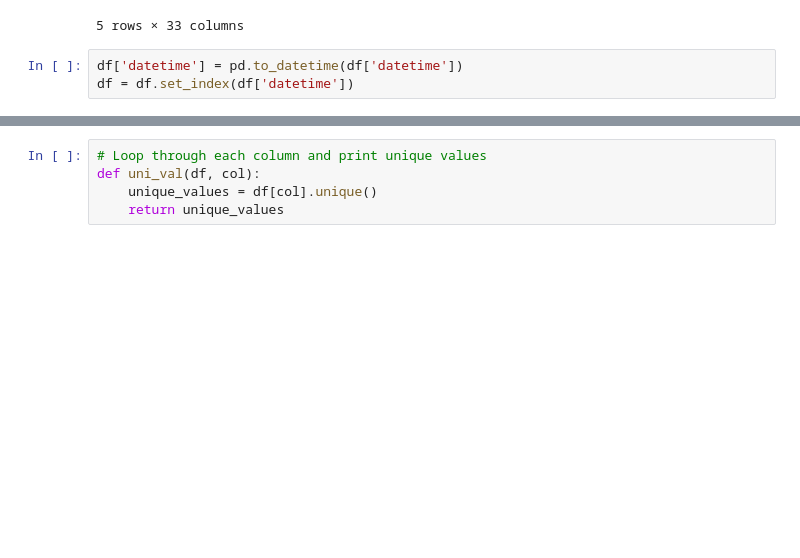
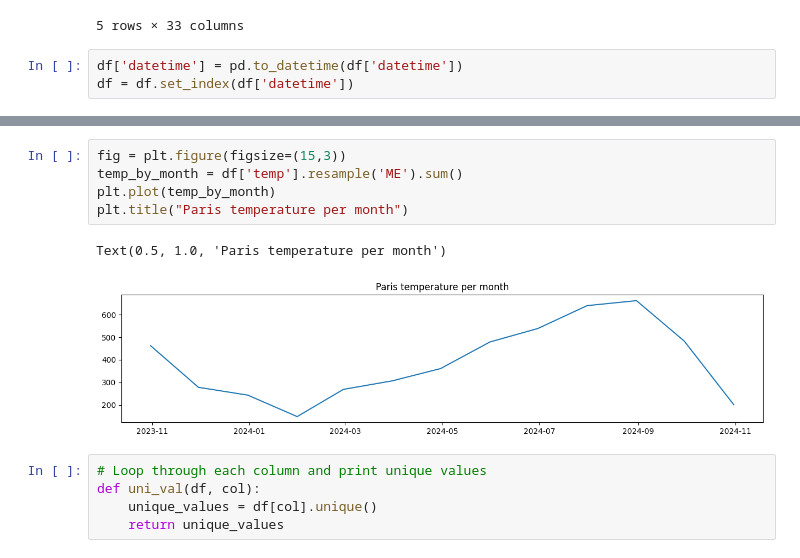
Before and after one commit to dangnguyen2910/temperature_forecasting, a Jupyter notebook: src/preprocess.ipynb, the cells around one changed output, grey strips where cells are left out. Saved outputs shown, nothing was run; the diff lists cells and outputs as text; blank space fills up the shorter version.

```diff
--- a/src/preprocess.ipynb
+++ b/src/preprocess.ipynb
@@ -27,3 +26,11 @@ Text(0.5, 1.0, 'Paris temperature per day')
+# %%
+fig = plt.figure(figsize=(15,3))
+temp_by_month = df['temp'].resample('ME').sum()
+plt.plot(temp_by_month)
+plt.title("Paris temperature per month")
+# %% [output]
+Text(0.5, 1.0, 'Paris temperature per month')
+[figure, added]
 # %%
 # Loop through each column and print unique values
 def uni_val(df, col):
```
Also changed, not shown: parts of 1 cell of this notebook.
